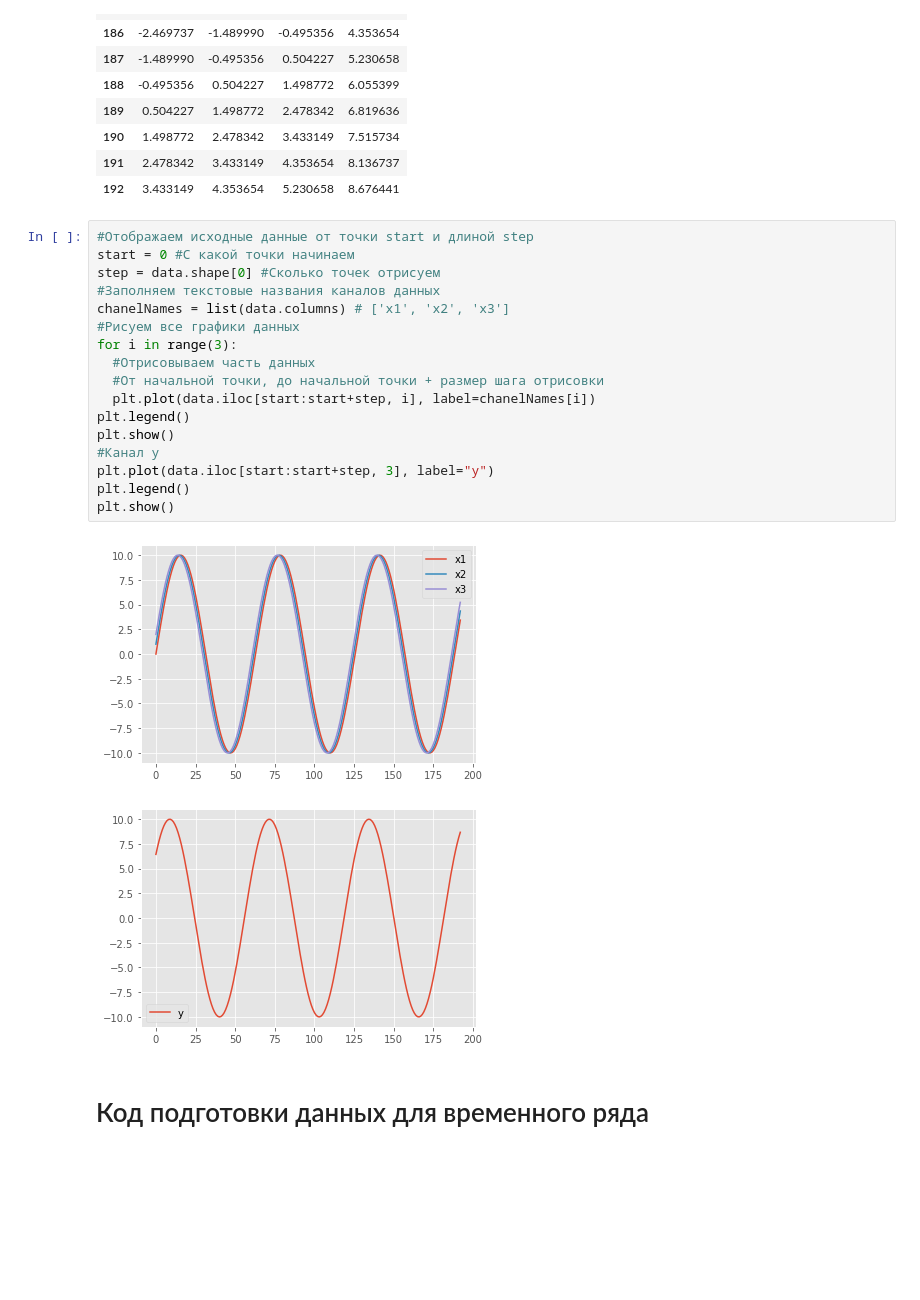
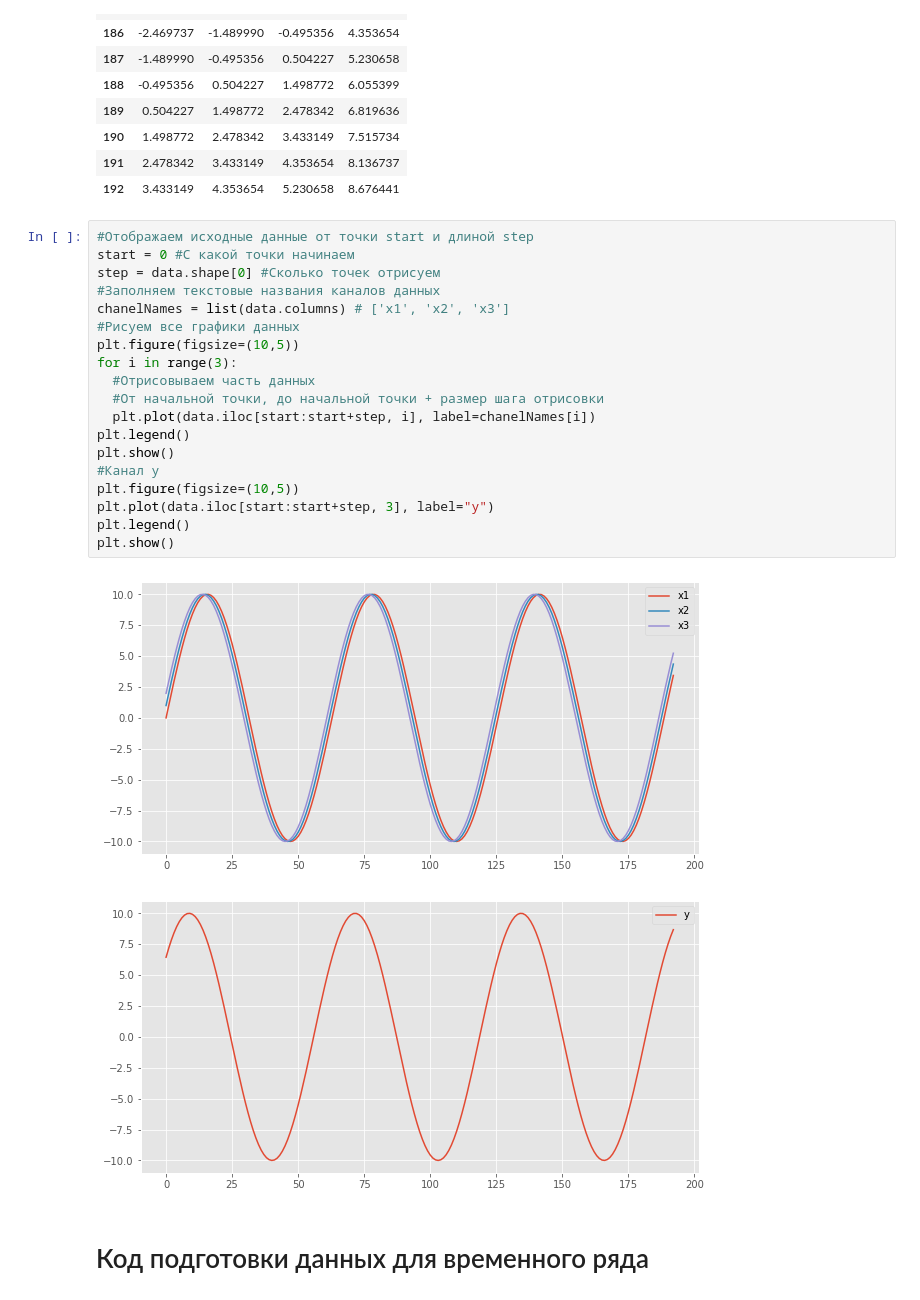
Before and after one commit to Kadigadi/ML, a Jupyter notebook: AI_Lab2.ipynb, the cells around one changed output. Drawn from its saved outputs; the diff is of its cells as text; blank space fills up the shorter version.

```diff
--- a/AI_Lab2.ipynb
+++ b/AI_Lab2.ipynb
@@ -94,23 +94,25 @@ data.tail(10)
 # %%
 #Отображаем исходные данные от точки start и длиной step
 start = 0 #С какой точки начинаем
 step = data.shape[0] #Сколько точек отрисуем
 #Заполняем текстовые названия каналов данных
 chanelNames = list(data.columns) # ['x1', 'x2', 'x3']
 #Рисуем все графики данных
+plt.figure(figsize=(10,5))
 for i in range(3):
   #Отрисовываем часть данных
   #От начальной точки, до начальной точки + размер шага отрисовки
   plt.plot(data.iloc[start:start+step, i], label=chanelNames[i])
 plt.legend()
 plt.show()
 #Канал y
+plt.figure(figsize=(10,5))
 plt.plot(data.iloc[start:start+step, 3], label="y")
 plt.legend()
 plt.show()
 # %% [output]
-[figure, old version]
+[figure, new version]
-[figure, old version]
+[figure, new version]
 # %% [markdown]
 # Код подготовки данных для временного ряда
 # %%
```
Also changed, not shown: parts of 10 cells of this notebook.
